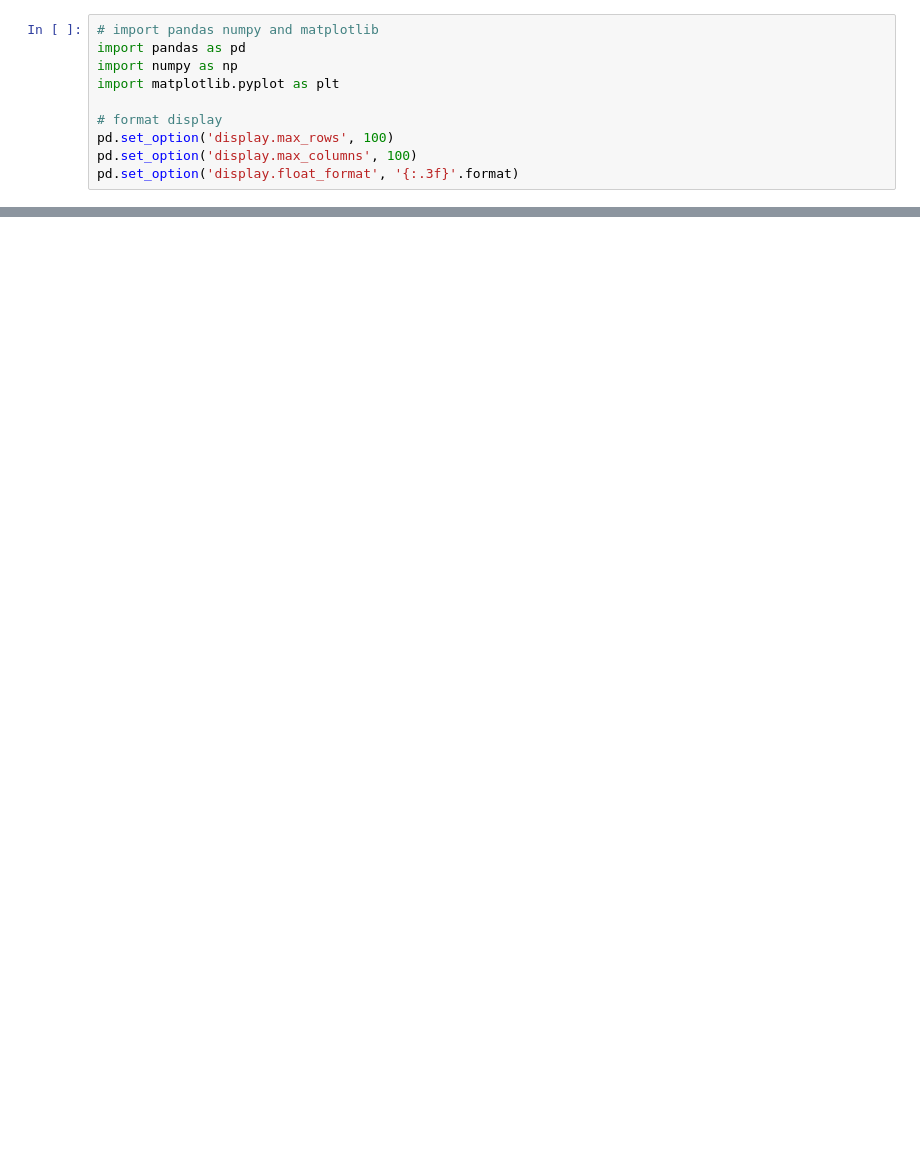
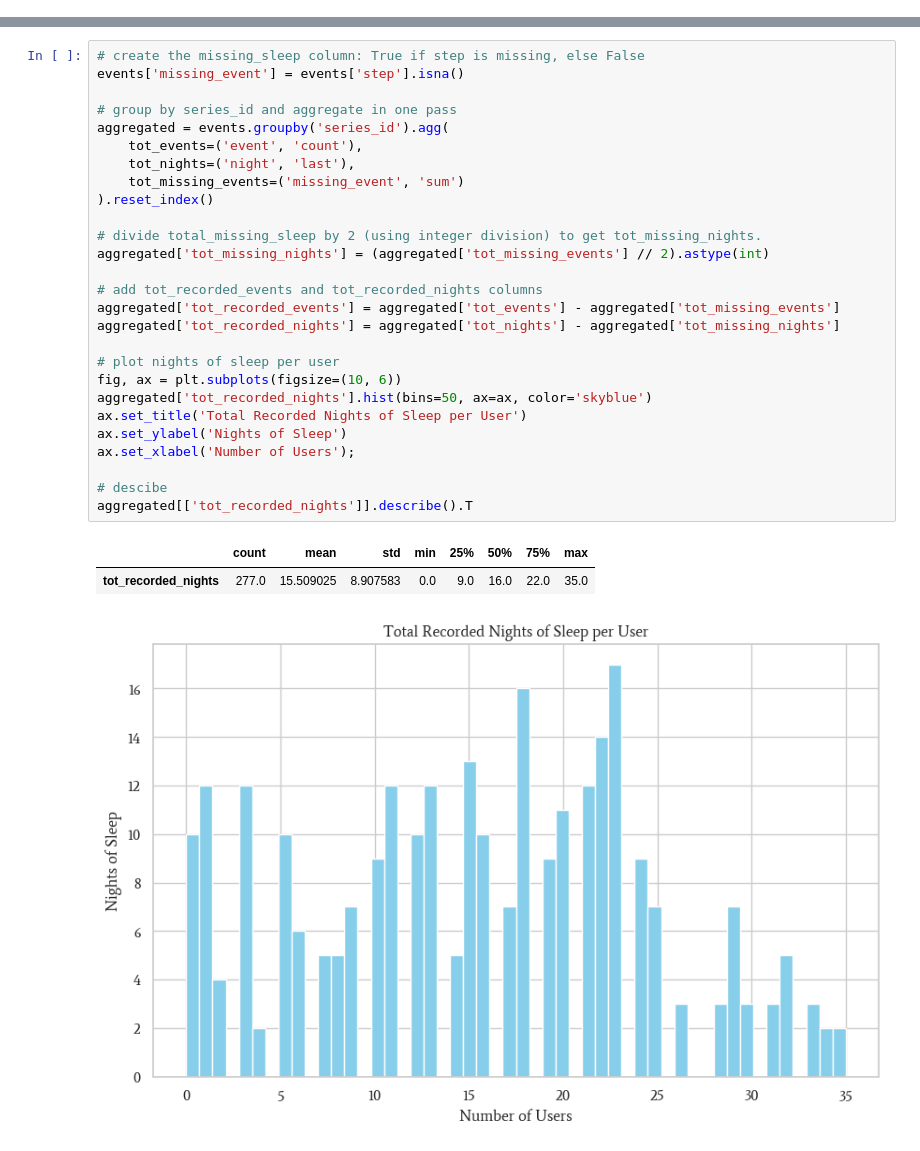
Before and after one commit to heefjones/detect_sleep_states, a Jupyter notebook: eda.ipynb, the cells around one changed output, grey strips where cells are left out. Saved outputs shown, nothing was run; the diff lists cells and outputs as text; blank space fills up the shorter version.

```diff
--- a/eda.ipynb
+++ b/eda.ipynb
@@ -7,10 +0,0 @@
-# %%
-# import pandas numpy and matplotlib
-import pandas as pd
-import numpy as np
-import matplotlib.pyplot as plt
-
-# format display
-pd.set_option('display.max_rows', 100)
-pd.set_option('display.max_columns', 100)
-pd.set_option('display.float_format', '{:.3f}'.format)
@@ -328,0 +128,31 @@ for i, (date, row) in enumerate(train_example.groupby('date')):
+# %%
+# create the missing_sleep column: True if step is missing, else False
+events['missing_event'] = events['step'].isna()
+
+# group by series_id and aggregate in one pass
+aggregated = events.groupby('series_id').agg(
+    tot_events=('event', 'count'),
+    tot_nights=('night', 'last'),
+    tot_missing_events=('missing_event', 'sum')
+).reset_index()
+
+# divide total_missing_sleep by 2 (using integer division) to get tot_missing_nights.
+aggregated['tot_missing_nights'] = (aggregated['tot_missing_events'] // 2).astype(int)
+
+# add tot_recorded_events and tot_recorded_nights columns
+aggregated['tot_recorded_events'] = aggregated['tot_events'] - aggregated['tot_missing_events']
+aggregated['tot_recorded_nights'] = aggregated['tot_nights'] - aggregated['tot_missing_nights']
+
+# plot nights of sleep per user
+fig, ax = plt.subplots(figsize=(10, 6))
+aggregated['tot_recorded_nights'].hist(bins=50, ax=ax, color='skyblue')
+ax.set_title('Total Recorded Nights of Sleep per User')
+ax.set_ylabel('Nights of Sleep')
+ax.set_xlabel('Number of Users');
+
+# descibe
+aggregated[['tot_recorded_nights']].describe().T
+# %% [output]
+|  | count | mean | std | min | 25% | 50% | 75% | max |
+| tot_recorded_nights | 277.0 | 15.509025 | 8.907583 | 0.0 | 9.0 | 16.0 | 22.0 | 35.0 |
+[figure, added]
```
Also changed, not shown: parts of 57 cells of this notebook, 8 other files.
